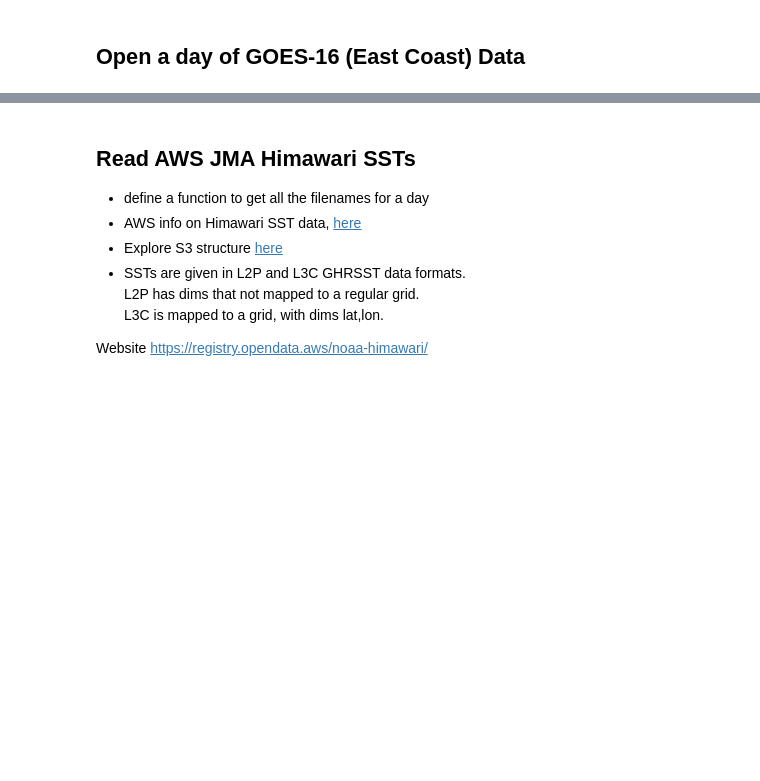
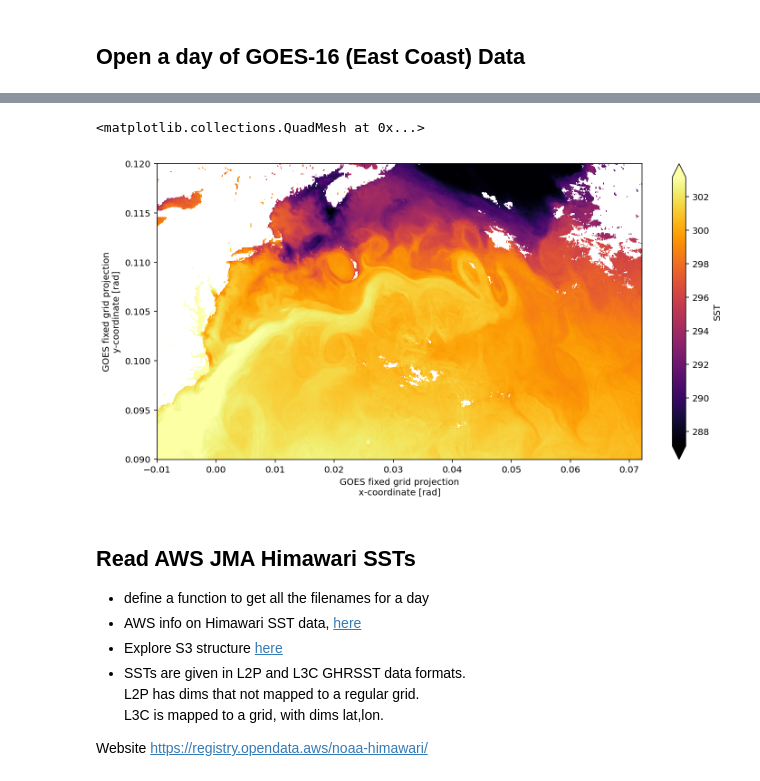
Before and after one commit to pangeo-gallery/osm2020tutorial, a Jupyter notebook: AWS-notebooks/aws_access_SST_data_examples_results.ipynb, the cells around one changed output, grey strips where cells are left out. Drawn from its saved outputs; the diff is of its cells as text; code cells hidden in the pictures; blank space fills up the shorter version.

```diff
--- a/AWS-notebooks/aws_access_SST_data_examples_results.ipynb
+++ b/AWS-notebooks/aws_access_SST_data_examples_results.ipynb
@@ -391,6 +401,7 @@ masked.isel(time=14).plot(vmin=14+273.15,vmax=30+273.15,cmap='inferno')
 # %%
-#%%time
+%%time
 
-#mean_dy = masked.mean('time',skipna=True)   #here I want all possible values so skipna=True
+mean_dy = masked.mean('time',skipna=True).compute()   #here I want all possible values so skipna=True
 
-#mean_dy.plot(vmin=14+273.15,vmax=30+273.15,cmap='inferno')
+mean_dy.plot(vmin=14+273.15,vmax=30+273.15,cmap='inferno')
+# %% [output]
@@ -397,3 +410,5 @@ masked.isel(time=14).plot(vmin=14+273.15,vmax=30+273.15,cmap='inferno')
+<matplotlib.collections.QuadMesh at 0x...>
+[figure, added]
 # %% [markdown]
 ## Read AWS JMA Himawari SSTs
 - define a function to get all the filenames for a day
```
Also changed, not shown: parts of 13 cells of this notebook, 1 other file.
